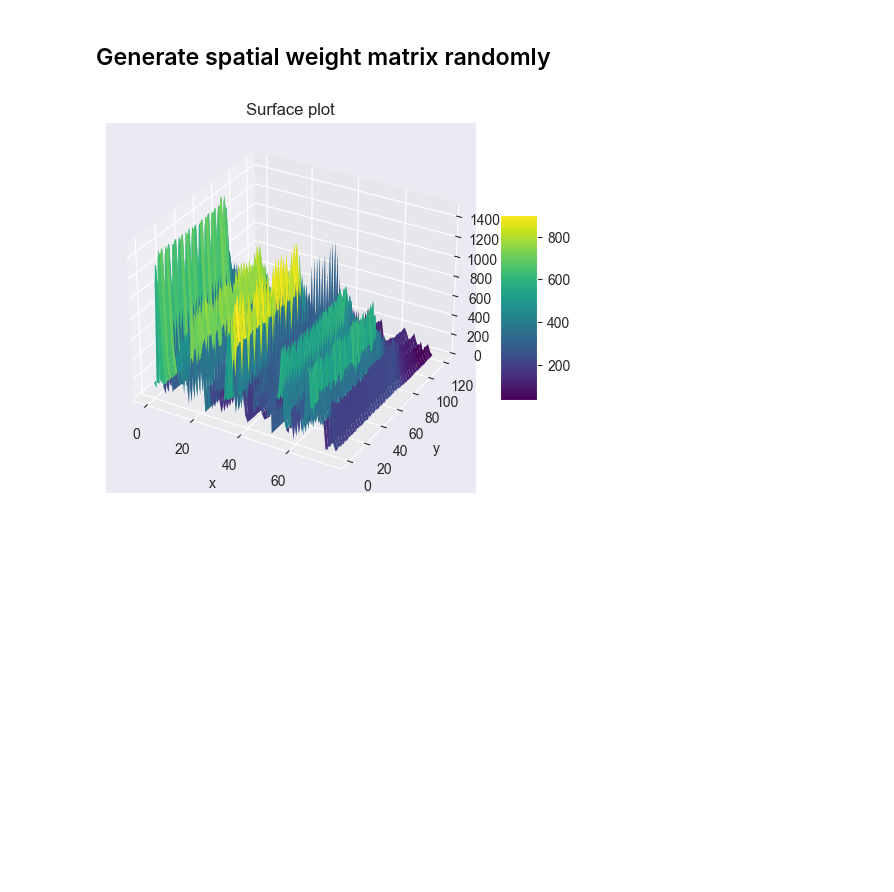
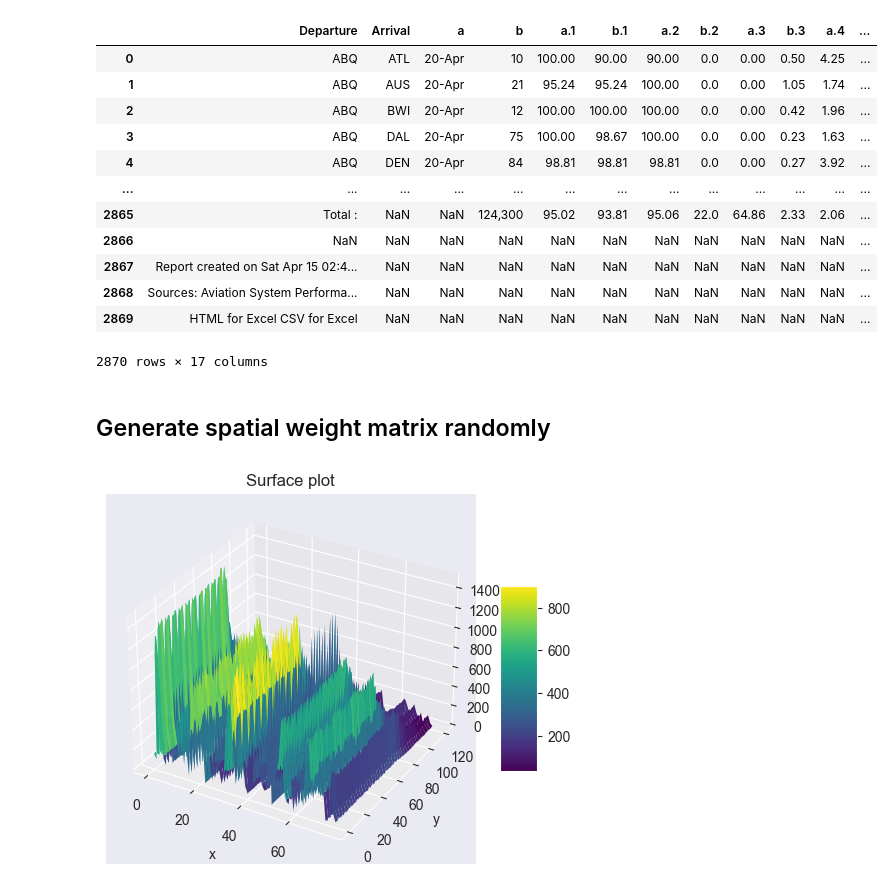
Before and after one commit to microsoft/StemGNN, a Jupyter notebook: data_loader/graph_info_test.ipynb, the cells around one changed output. Saved outputs shown, nothing was run; the diff lists cells and outputs as text; code cells hidden in the pictures; blank space fills up the shorter version.

```diff
--- a/data_loader/graph_info_test.ipynb
+++ b/data_loader/graph_info_test.ipynb
@@ -23,6 +23,22 @@ adj_dept_arr = adj_example[['Departure', 'Arrival']].iloc[:-5]
 # %%
 adj_example = pd.read_csv('../dataset/data_for_adjc_20230414updated/aapprr2020.csv')
 adj_dept_arr = adj_example[['Departure', 'Arrival']].iloc[:-5]
+# %%
+adj_example
+# %% [output]
+|  | Departure | Arrival | a | b | a.1 | b.1 | a.2 | b.2 | a.3 | b.3 | a.4 | ... |
+| 0 | ABQ | ATL | 20-Apr | 10 | 100.00 | 90.00 | 90.00 | 0.0 | 0.00 | 0.50 | 4.25 | ... |
+| 1 | ABQ | AUS | 20-Apr | 21 | 95.24 | 95.24 | 100.00 | 0.0 | 0.00 | 1.05 | 1.74 | ... |
+| 2 | ABQ | BWI | 20-Apr | 12 | 100.00 | 100.00 | 100.00 | 0.0 | 0.00 | 0.42 | 1.96 | ... |
+| 3 | ABQ | DAL | 20-Apr | 75 | 100.00 | 98.67 | 100.00 | 0.0 | 0.00 | 0.23 | 1.63 | ... |
+| 4 | ABQ | DEN | 20-Apr | 84 | 98.81 | 98.81 | 98.81 | 0.0 | 0.00 | 0.27 | 3.92 | ... |
+| ... | ... | ... | ... | ... | ... | ... | ... | ... | ... | ... | ... | ... |
+| 2865 | Total : | NaN | NaN | 124,300 | 95.02 | 93.81 | 95.06 | 22.0 | 64.86 | 2.33 | 2.06 | ... |
+| 2866 | NaN | NaN | NaN | NaN | NaN | NaN | NaN | NaN | NaN | NaN | NaN | ... |
+| 2867 | Report created on Sat Apr 15 02:4... | NaN | NaN | NaN | NaN | NaN | NaN | NaN | NaN | NaN | NaN | ... |
+| 2868 | Sources: Aviation System Performa... | NaN | NaN | NaN | NaN | NaN | NaN | NaN | NaN | NaN | NaN | ... |
+| 2869 | HTML for Excel CSV for Excel | NaN | NaN | NaN | NaN | NaN | NaN | NaN | NaN | NaN | NaN | ... |
+2870 rows × 17 columns
 # %%
 # adj_dept_arr['Departure'].unique()
 # adj_dept_arr['Arrival'].unique()
```
Also changed, not shown: 14 other files.
